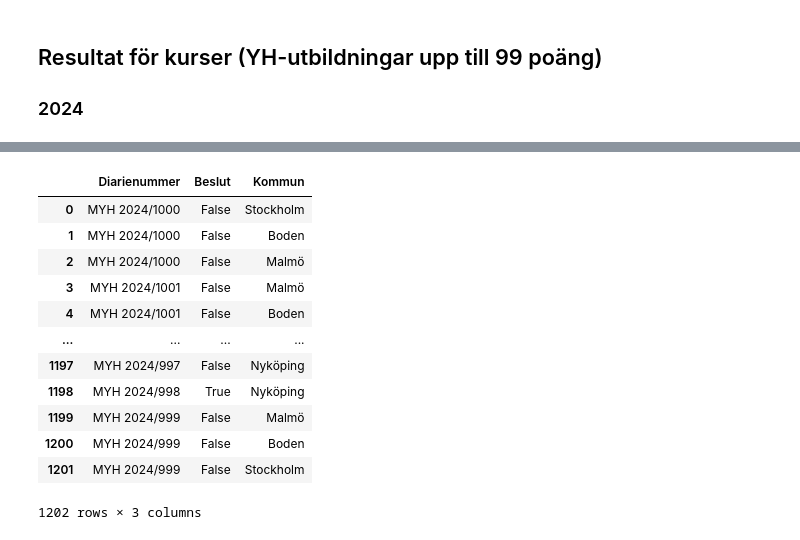
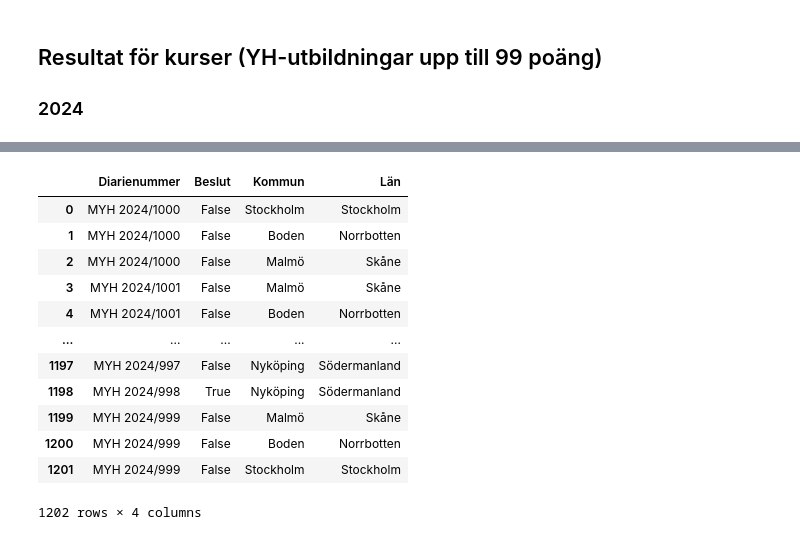
Before and after one commit to REAndreas/The_skool_grupp_3, a Jupyter notebook: eda/eda_hugo/ETL_resultat-for-kurser-inom-yh-2024.ipynb, the cells around one changed output, grey strips where cells are left out. Saved outputs shown, nothing was run; the diff lists cells and outputs as text; code cells hidden in the pictures.

Commit message:
change: include Län in diarienummer lookup

```diff
--- a/eda/eda_hugo/ETL_resultat-for-kurser-inom-yh-2024.ipynb
+++ b/eda/eda_hugo/ETL_resultat-for-kurser-inom-yh-2024.ipynb
@@ -131,60 +131,60 @@ df_2024a = pd.read_excel(
     path_data / "resultat-2024-for-kurser-inom-yh.xlsx",
     sheet_name=0,
     skiprows=0,
-    usecols=["Diarienummer", "Kommun", "Beslut"],
+    usecols=["Diarienummer", "Kommun", "Län", "Beslut"],
 )
 
 df_2024b = pd.read_excel(
     path_data / "resultat-2024-for-kurser-inom-yh.xlsx",
     sheet_name=2,
     skiprows=0,
-    usecols=["Diarienummer", "Kommun"],
+    usecols=["Diarienummer", "Kommun", "Län"],
 )
 
 
 # TRANSFORM
 
 # Map "Beslut" column to "Flera kommuner" rows
 beslut_mapping = df_2024a.set_index("Diarienummer")["Beslut"].to_dict()
 df_2024b["Beslut"] = df_2024b["Diarienummer"].map(beslut_mapping)
 
 
 # Drop reffering rows
 df_2024a = df_2024a[df_2024a["Kommun"] != 'Se "Lista flera kommuner"']
 
 
 df_diarie_kommun = pd.concat([df_2024a, df_2024b], ignore_index=True)
 df_diarie_kommun = df_diarie_kommun.drop_duplicates().sort_values(by="Diarienummer").reset_index(drop=True)
 
 
 # Standardization of 'Beslut' and convert to bool
 df_diarie_kommun["Beslut"] = df_diarie_kommun["Beslut"].map({"Beviljad": True, "Ej beviljad": False, "Avslag": False})
 if df_diarie_kommun["Beslut"].isna().sum() > 0:
     raise ValueError(f"Found {df_diarie_kommun['Beslut'].isna().sum()} NaN values in 'Beslut'")
 
 
 # LOAD
 
 df_diarie_kommun.to_csv(path_data / "resultat-for-kurser-inom-yh-2024-diarie_kommun.csv", index=False)
 
 
 # RESULT
 
 df_diarie_kommun
 # %% [output]
-|  | Diarienummer | Beslut | Kommun |
-| 0 | MYH 2024/1000 | False | Stockholm |
-| 1 | MYH 2024/1000 | False | Boden |
-| 2 | MYH 2024/1000 | False | Malmö |
-| 3 | MYH 2024/1001 | False | Malmö |
-| 4 | MYH 2024/1001 | False | Boden |
-| ... | ... | ... | ... |
-| 1197 | MYH 2024/997 | False | Nyköping |
-| 1198 | MYH 2024/998 | True | Nyköping |
-| 1199 | MYH 2024/999 | False | Malmö |
-| 1200 | MYH 2024/999 | False | Boden |
-| 1201 | MYH 2024/999 | False | Stockholm |
+|  | Diarienummer | Beslut | Kommun | Län |
+| 0 | MYH 2024/1000 | False | Stockholm | Stockholm |
+| 1 | MYH 2024/1000 | False | Boden | Norrbotten |
+| 2 | MYH 2024/1000 | False | Malmö | Skåne |
+| 3 | MYH 2024/1001 | False | Malmö | Skåne |
+| 4 | MYH 2024/1001 | False | Boden | Norrbotten |
+| ... | ... | ... | ... | ... |
+| 1197 | MYH 2024/997 | False | Nyköping | Södermanland |
+| 1198 | MYH 2024/998 | True | Nyköping | Södermanland |
+| 1199 | MYH 2024/999 | False | Malmö | Skåne |
+| 1200 | MYH 2024/999 | False | Boden | Norrbotten |
+| 1201 | MYH 2024/999 | False | Stockholm | Stockholm |
-1202 rows × 3 columns
+1202 rows × 4 columns
 # %%
 df_antal = pd.read_excel(
     path_data / "resultat-2024-for-kurser-inom-yh.xlsx",
```
Also changed, not shown: parts of 1 cell of this notebook, 1 other file.
